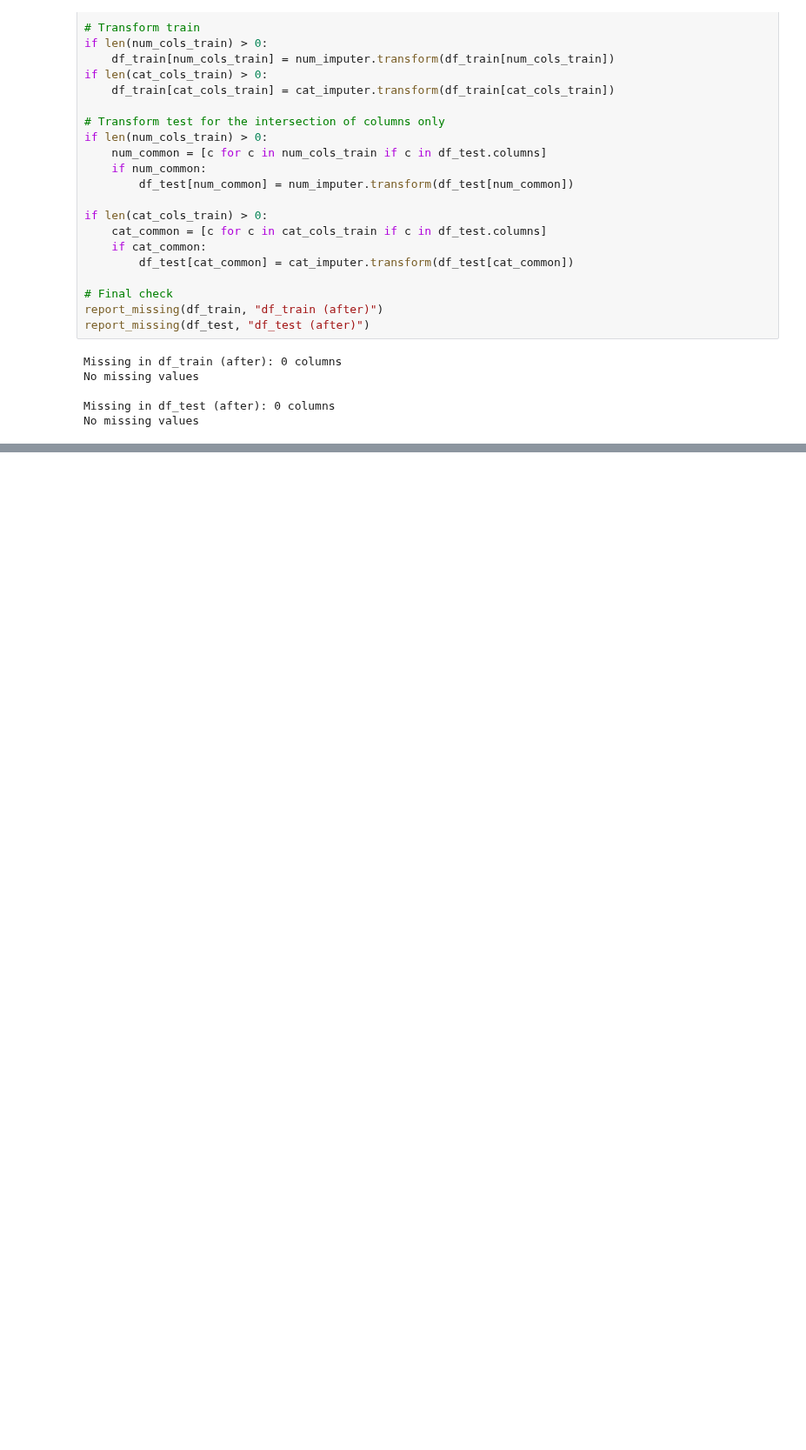
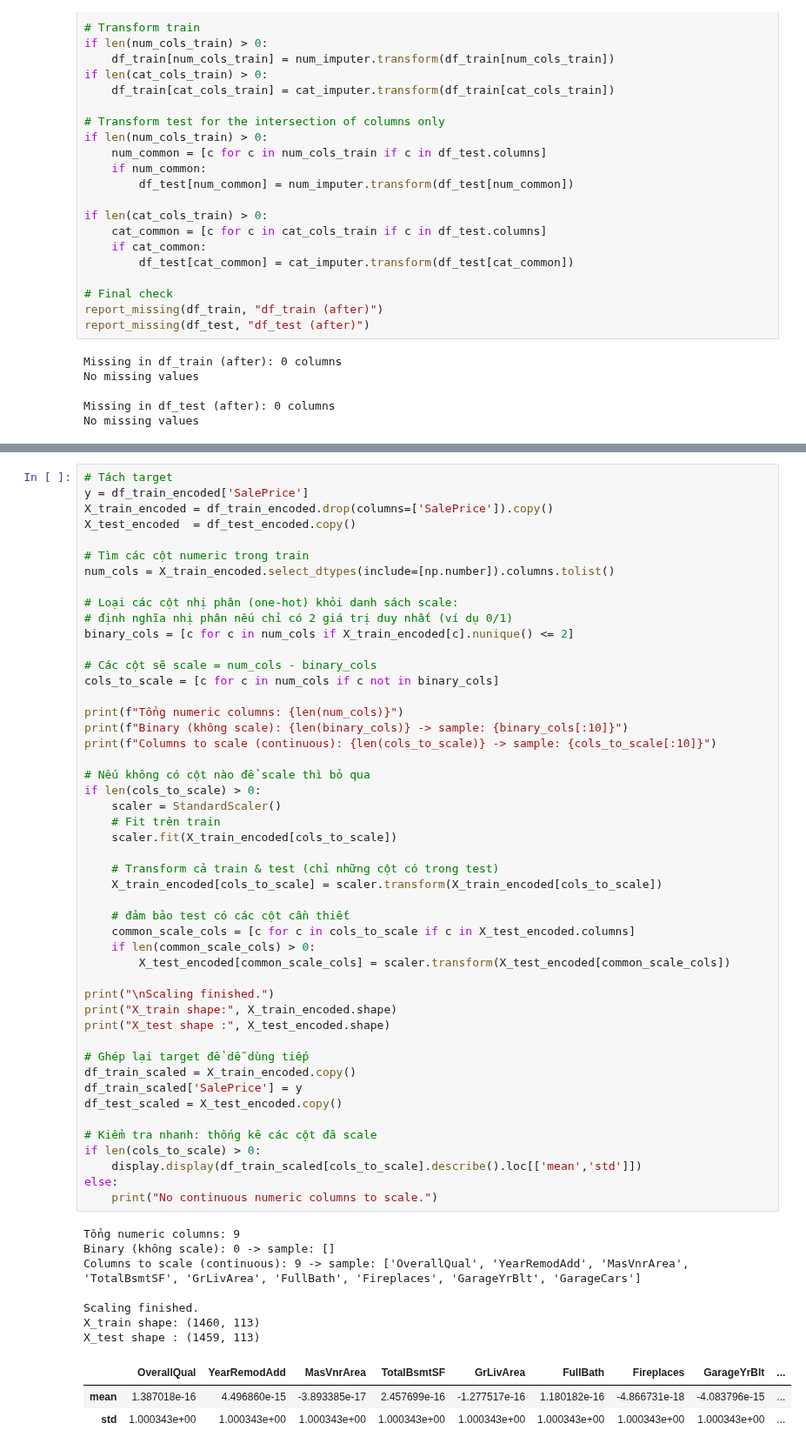
Before and after one commit to bibo0610/sgu25_ml_group, a Jupyter notebook: preprocessing/preprocessing02.ipynb, the cells around one changed output, grey strips where cells are left out. Shown at 87% size. Cells and saved outputs as stored; diff of their text form; blank space fills up the shorter version.

Commit message:
one hot encoding and scaling

```diff
--- a/preprocessing/preprocessing02.ipynb
+++ b/preprocessing/preprocessing02.ipynb
@@ -516,0 +544,59 @@ No missing values
+# %%
+# Tách target
+y = df_train_encoded['SalePrice']
+X_train_encoded = df_train_encoded.drop(columns=['SalePrice']).copy()
+X_test_encoded  = df_test_encoded.copy()
+
+# Tìm các cột numeric trong train
+num_cols = X_train_encoded.select_dtypes(include=[np.number]).columns.tolist()
+
+# Loại các cột nhị phân (one-hot) khỏi danh sách scale:
+# định nghĩa nhị phân nếu chỉ có 2 giá trị duy nhất (ví dụ 0/1)
+binary_cols = [c for c in num_cols if X_train_encoded[c].nunique() <= 2]
+
+# Các cột sẽ scale = num_cols - binary_cols
+cols_to_scale = [c for c in num_cols if c not in binary_cols]
+
+print(f"Tổng numeric columns: {len(num_cols)}")
+print(f"Binary (không scale): {len(binary_cols)} -> sample: {binary_cols[:10]}")
+print(f"Columns to scale (continuous): {len(cols_to_scale)} -> sample: {cols_to_scale[:10]}")
+
+# Nếu không có cột nào để scale thì bỏ qua
+if len(cols_to_scale) > 0:
+    scaler = StandardScaler()
+    # Fit trên train
+    scaler.fit(X_train_encoded[cols_to_scale])
+
+    # Transform cả train & test (chỉ những cột có trong test)
+    X_train_encoded[cols_to_scale] = scaler.transform(X_train_encoded[cols_to_scale])
+
+    # đảm bảo test có các cột cần thiết
+    common_scale_cols = [c for c in cols_to_scale if c in X_test_encoded.columns]
+    if len(common_scale_cols) > 0:
+        X_test_encoded[common_scale_cols] = scaler.transform(X_test_encoded[common_scale_cols])
+
+print("\nScaling finished.")
+print("X_train shape:", X_train_encoded.shape)
+print("X_test shape :", X_test_encoded.shape)
+
+# Ghép lại target để dễ dùng tiếp
+df_train_scaled = X_train_encoded.copy()
+df_train_scaled['SalePrice'] = y
+df_test_scaled = X_test_encoded.copy()
+
+# Kiểm tra nhanh: thống kê các cột đã scale
+if len(cols_to_scale) > 0:
+    display.display(df_train_scaled[cols_to_scale].describe().loc[['mean','std']])
+else:
+    print("No continuous numeric columns to scale.")
+# %% [output]
+Tổng numeric columns: 9
+Binary (không scale): 0 -> sample: []
+Columns to scale (continuous): 9 -> sample: ['OverallQual', 'YearRemodAdd', 'MasVnrArea', 'TotalBsmtSF', 'GrLivArea', 'FullBath', 'Fireplaces', 'GarageYrBlt', 'GarageCars']
+
+Scaling finished.
+X_train shape: (1460, 113)
+X_test shape : (1459, 113)
+|  | OverallQual | YearRemodAdd | MasVnrArea | TotalBsmtSF | GrLivArea | FullBath | Fireplaces | GarageYrBlt | ... |
+| mean | 1.387018e-16 | 4.496860e-15 | -3.893385e-17 | 2.457699e-16 | -1.277517e-16 | 1.180182e-16 | -4.866731e-18 | -4.083796e-15 | ... |
+| std | 1.000343e+00 | 1.000343e+00 | 1.000343e+00 | 1.000343e+00 | 1.000343e+00 | 1.000343e+00 | 1.000343e+00 | 1.000343e+00 | ... |
```
Also changed, not shown: parts of 2 cells of this notebook.
